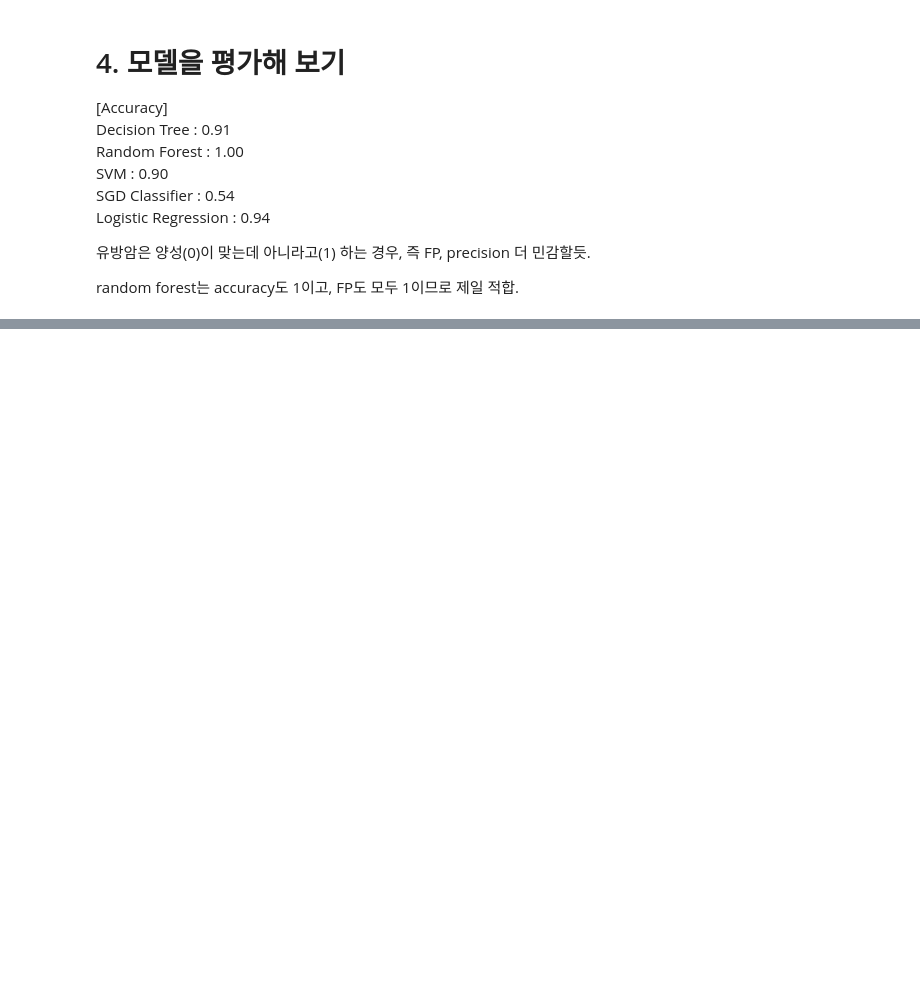
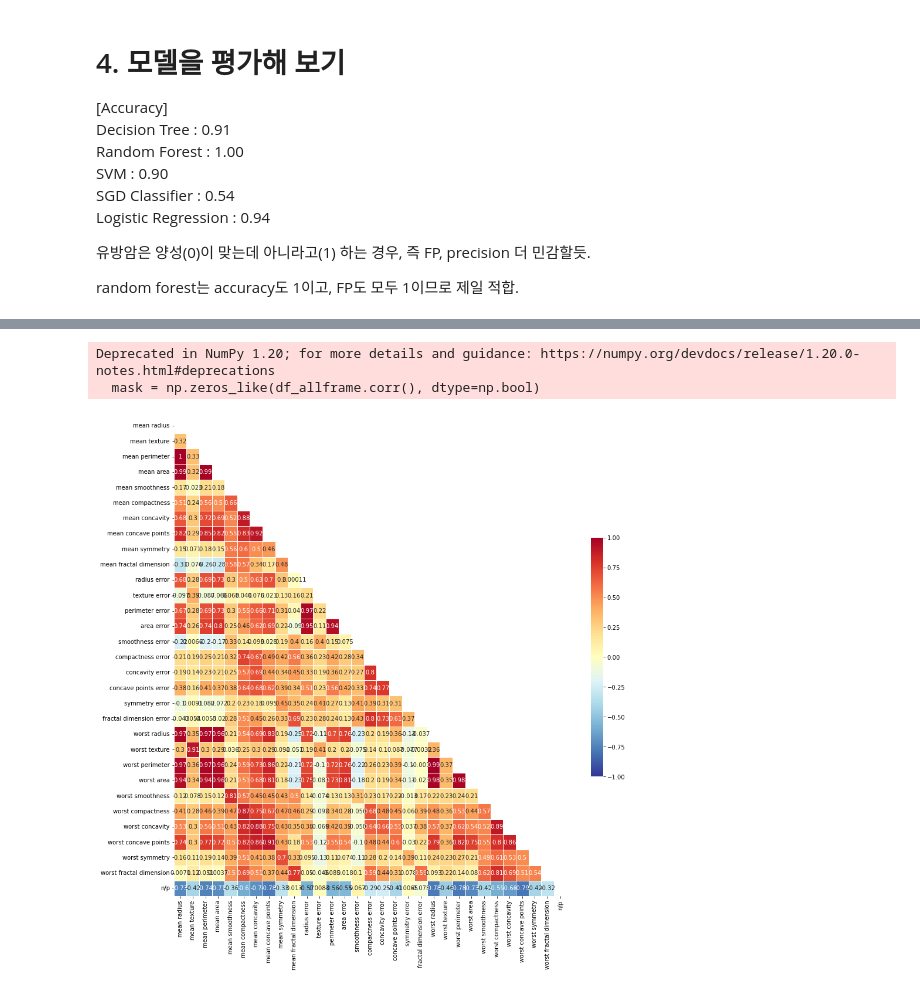
Before and after one commit to springwater00/Aiffel_AI_Research, a Jupyter notebook: (221206) load_breast_cancer.ipynb, the cells around one changed output, grey strips where cells are left out. Saved outputs shown, nothing was run; the diff lists cells and outputs as text; code cells hidden in the pictures; blank space fills up the shorter version.

```diff
--- a/(221206) load_breast_cancer.ipynb
+++ b/(221206) load_breast_cancer.ipynb
@@ -210,0 +272,12 @@ label 인덱스가 0이 양성, 1이 음성으로 보통 1이 양성이라고
+# %%
+# X에 y 합쳐서 상관관계 보기
+
+df_label.shape # (569,)
+df_label = df_label.reshape(569,-1)
+
+df_labelframe = pd.DataFrame(data=df_label)
+df_labelframe.rename(columns={0:'n/p'}, inplace = True)
+df_labelframe
+
+df_allframe = pd.concat([df_dataframe,df_labelframe], axis=1)
+df_allframe
@@ -210,0 +298,19 @@ label 인덱스가 0이 양성, 1이 음성으로 보통 1이 양성이라고
+# %%
+fig, ax = plt.subplots( figsize=(15,15) )
+
+mask = np.zeros_like(df_allframe.corr(), dtype=np.bool)
+mask[np.triu_indices_from(mask)] = True
+
+sns.heatmap(df_allframe.corr(),
+            cmap = 'RdYlBu_r',
+            annot = True,   # 실제 값을 표시한다
+            mask=mask,      # 표시하지 않을 마스크 부분을 지정한다
+            linewidths=.5,  # 경계면 실선으로 구분하기
+            cbar_kws={"shrink": .5},# 컬러바 크기 절반으로 줄이기
+            vmin = -1,vmax = 1   # 컬러바 범위 -1 ~ 1
+           )
+plt.show()
+# %% [output]
+Deprecated in NumPy 1.20; for more details and guidance: https://numpy.org/devdocs/release/1.20.0-notes.html#deprecations
+  mask = np.zeros_like(df_allframe.corr(), dtype=np.bool)
+[figure, added]
```
Also changed, not shown: parts of 14 cells of this notebook.
